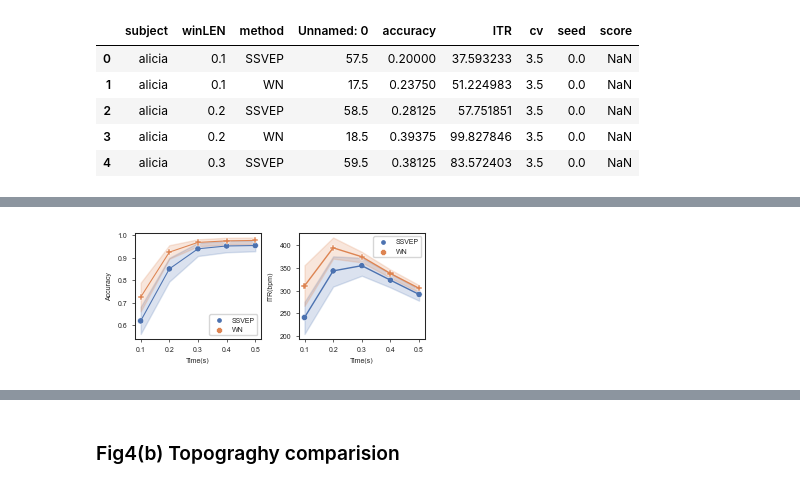
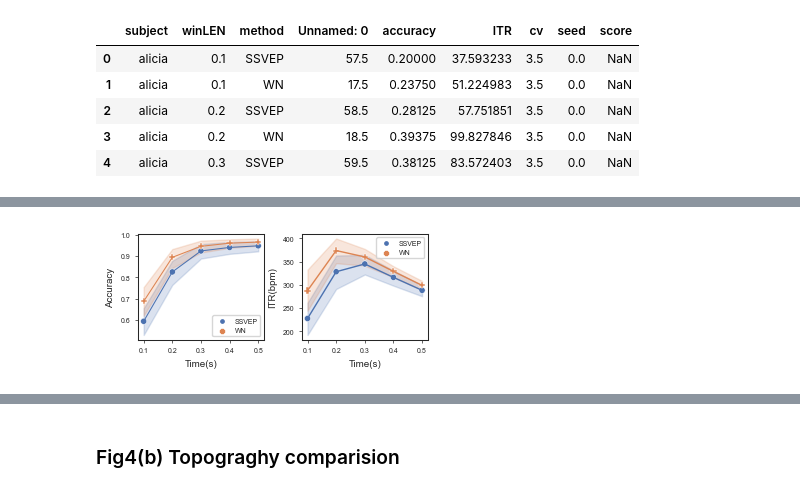
Before and after one commit to shinanlin/WN-BCI, a Jupyter notebook: analysis/plot.ipynb, the cells around one changed output, grey strips where cells are left out. Saved outputs shown, nothing was run; the diff lists cells and outputs as text; code cells hidden in the pictures.

```diff
--- a/analysis/plot.ipynb
+++ b/analysis/plot.ipynb
@@ -30,7 +30,7 @@ plt.rcParams['svg.fonttype'] = 'none'
 
 cm = 1/2.54
 # 每次调用font dict
-fontdict = dict(fontsize=5, family='Arial')
+fontdict = dict(fontsize=7, family='Arial')
 # %% [markdown]
 # Fig1
 # %%
@@ -606,38 +607,39 @@ list = ['yangyuxing', 'jingyi','xuwenjia',
         'libowen', 'zhouyuqing', 'miaoyining',
         'yaofeifan','chenyuzhen','shixinge',
         'suxiaohan','quyuxin','zhaoxinyu',
-        'jiaqi']
+        'jiaqi', 'hanyue', 'weiyichen','liangfangshuo']
 
 f = compare[compare.subject.isin(list)]
 fAve = f.groupby(['winLEN','method'],as_index=False).mean()
 
 
 sns.lineplot(data=f, x='winLEN', y='accuracy', hue='method', ax=ax1, linewidth=0.75,
              err_style='band', dashes=True, legend=False, markers=True,)
 
 sns.scatterplot(data=fAve, x='winLEN', y='accuracy',
                 hue='method', ax=ax1, style='method', s=20, markers=['o', 'P'])
 
 
 sns.lineplot(data=f, x='winLEN', y='ITR', hue='method', ax=ax2, linewidth=1,
              err_style='band', dashes=True, legend=False,)
 
 sns.scatterplot(data=fAve, x='winLEN', y='ITR',
                 hue='method', ax=ax2, style='method',s=20,markers=['o', 'P'])
 
 
 ax1.set_ylabel('Accuracy',fontdict=fontdict)
 ax2.set_ylabel('ITR(bpm)', fontdict=fontdict)
 
 for ax in fig.axes:
 
     ax.tick_params(labelsize=5, width=0.5, length=2, which='major')
     plt.setp(ax.spines.values(), linewidth=0.75)
     ax.set_xlabel('Time(s)',fontdict=fontdict)
     ax.legend(fontsize=5, markerscale=0.4)
 
 plt.show()
 
 fig.savefig('../images/fig4a.png', dpi=400, bbox_inches='tight')
+fig.savefig('../images/fig4a.svg', dpi=400, bbox_inches='tight')
 # %% [output]
-[figure, old version]
+[figure, new version]
```
Also changed, not shown: parts of 31 cells of this notebook, 10 other files.
